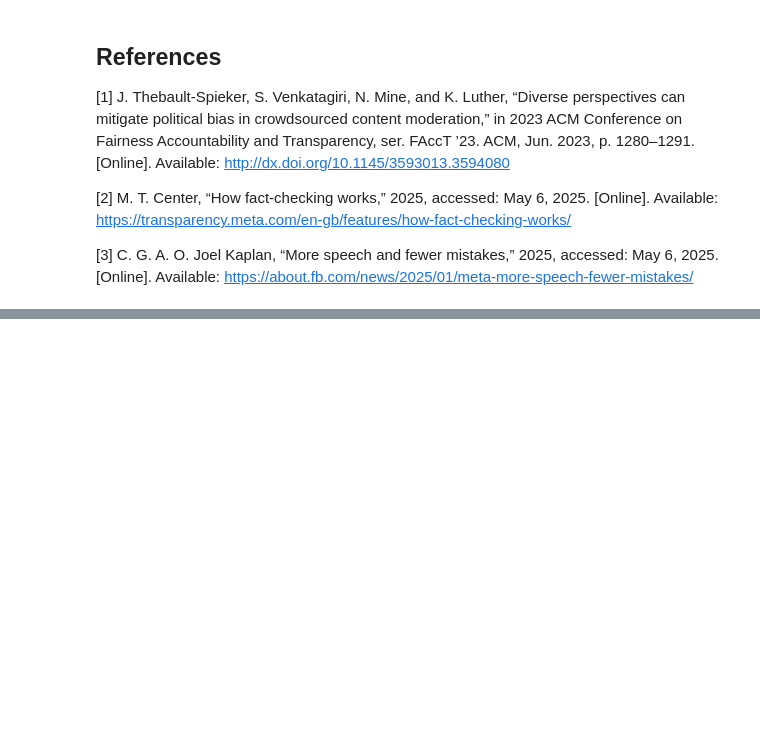
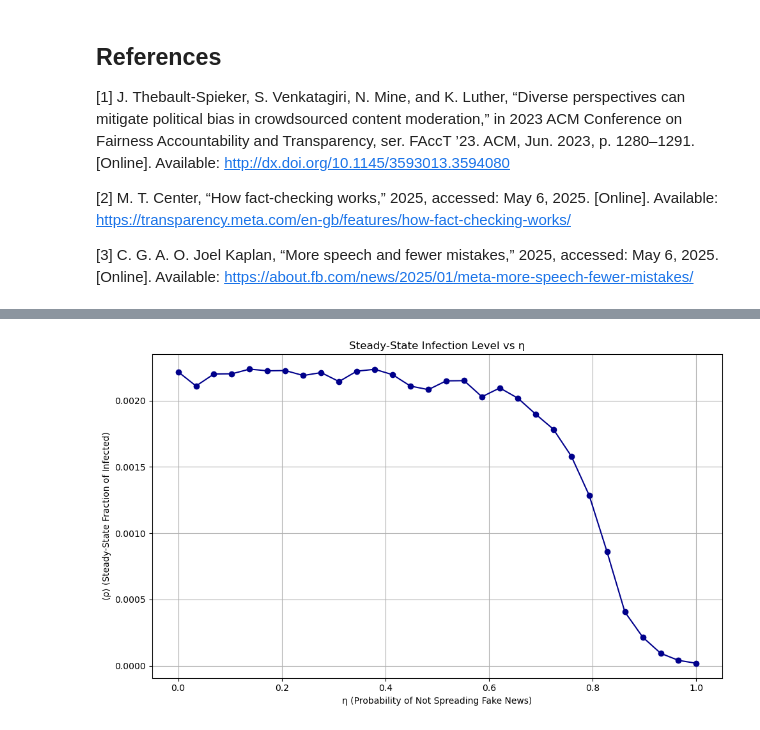
Before and after one commit to Danie1Arias/FakeNewsDetection, a Jupyter notebook: notebook.ipynb, the cells around one changed output, grey strips where cells are left out. Cells and saved outputs as stored; diff of their text form; code cells hidden in the pictures; blank space fills up the shorter version.

```diff
--- a/notebook.ipynb
+++ b/notebook.ipynb
@@ -94,0 +280,57 @@ plot_seir(history_hybrid, title="Hybrid Detection Model (Experts + Crowd η)")
+# %%
+import numpy as np
+import matplotlib.pyplot as plt
+import networkx as nx
+from seir_model import simulate_seir  # Your previously defined SEIR simulator
+
+def steady_state_infection_vs_eta(beta=0.6, delta=0.4, mu=0.5, gamma=0.01, Tmax=150, N=1000, k=6, Nrep=10):
+    eta_values = np.linspace(0, 1, 30)
+    avg_final_infections = []
+
+    for eta_val in eta_values:
+        infected_final = []
+        for _ in range(Nrep):
+            # Create BA network
+            G = nx.barabasi_albert_graph(N, k)
+
+            # Define per-node η
+            eta = np.full(N, eta_val)
+
+            nodes = list(G.nodes)
+            np.random.shuffle(nodes)
+            initial_infected = nodes[:10]
+            initial_state = {node: 'I' for node in initial_infected}
+
+            # Run simulation
+            history = simulate_seir(G, beta, delta, mu, gamma, eta, initial_state, Tmax)
+
+            # Get average of last 10 steps of I
+            last_Is = [step['I'] for step in history[-10:]]
+            avg_I = np.mean(last_Is) / N
+            infected_final.append(avg_I)
+
+        avg_final_infections.append(np.mean(infected_final))
+
+    # Plot
+    plt.figure(figsize=(10, 6))
+    plt.plot(eta_values, avg_final_infections, marker='o', color='darkblue')
+    plt.xlabel('η (Probability of Not Spreading Fake News)')
+    plt.ylabel('⟨ρ⟩ (Steady-State Fraction of Infected)')
+    plt.title('Steady-State Infection Level vs η')
+    plt.grid(True)
+    plt.tight_layout()
+    plt.show()
+
+
+steady_state_infection_vs_eta(
+    beta=0.03,
+    delta=0.4,
+    mu=0.5,
+    gamma=0.001,
+    Tmax=150,
+    N=10000,
+    k=30,
+    Nrep=50
+)
+# %% [output]
+[figure, added]
```
Also changed, not shown: parts of 7 cells of this notebook.
